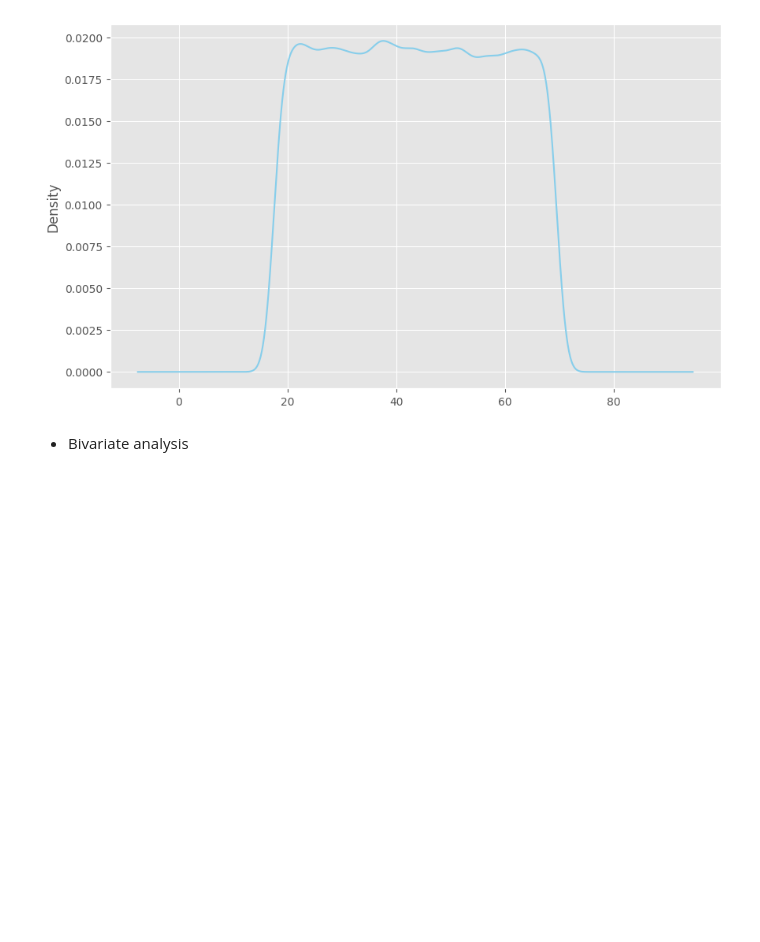
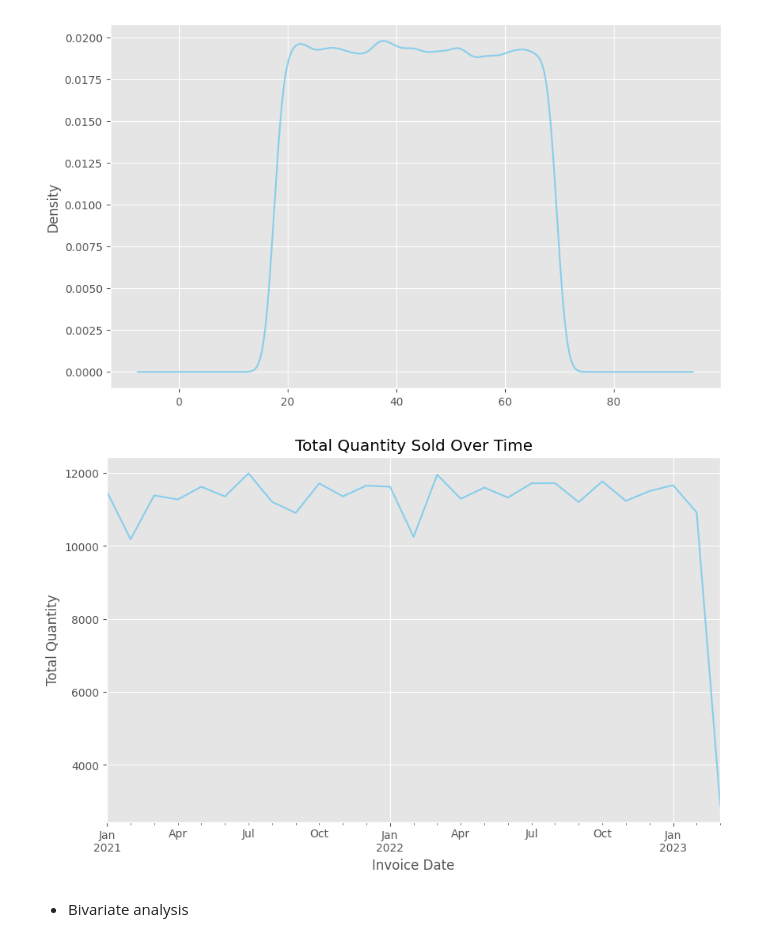
Before and after one commit to JMCoC/ml_engineer_roadmap, a Jupyter notebook: pythonBasics/7. EDA/eda.ipynb, the cells around one changed output. Cells and saved outputs as stored; diff of their text form; code cells hidden in the pictures; blank space fills up the shorter version.

```diff
--- a/pythonBasics/7. EDA/eda.ipynb
+++ b/pythonBasics/7. EDA/eda.ipynb
@@ -110,3 +124,8 @@ df['price'] = df['price'].astype('float32')
 df['payment_method'] = df['payment_method'].astype('category')
 df["invoice_date"] = pd.to_datetime(df["invoice_date"], dayfirst=True)
 df["shopping_mall"] = df["shopping_mall"].astype('category')
+df['day'] = df['invoice_date'].dt.day.astype('int8')
+df['day_of_week'] = df['invoice_date'].dt.dayofweek.astype('int8')
+df['month'] = df['invoice_date'].dt.month.astype('int8')
+df['year'] = df['invoice_date'].dt.year.astype('int16')
+df['total_price'] = df['quantity'] * df['price']
@@ -193,6 +233,17 @@ df['age'].plot(kind='kde', color='skyblue', figsize=(10, 6))
 plt.show()
 # %% [output]
 [figure]
+# %%
+df.resample('ME', on='invoice_date')['quantity'].sum() \
+    .plot(kind='line', color='skyblue', figsize=(10, 6))
+
+plt.title('Total Quantity Sold Over Time')
+plt.xlabel('Invoice Date')
+plt.ylabel('Total Quantity')
+plt.grid(True)
+plt.show()
+# %% [output]
+[figure, added]
 # %% [markdown]
 * Bivariate analysis
 # %%
```
Also changed, not shown: parts of 7 cells of this notebook.
